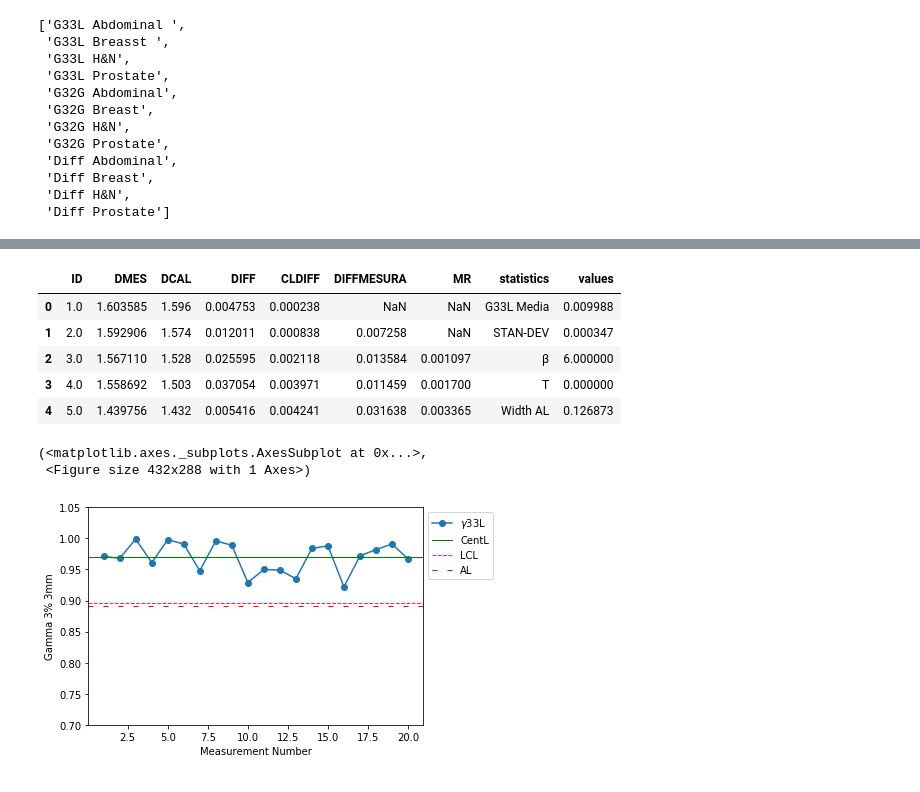
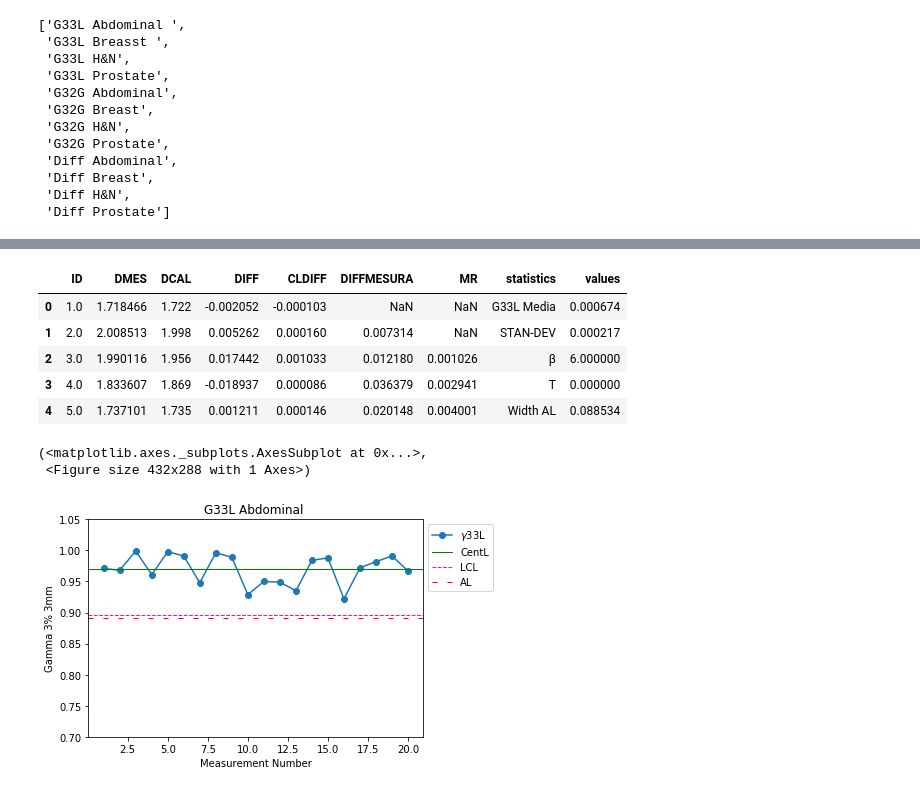
Before and after one commit to edithvillegas/tomotherapy-QA, a Jupyter notebook: Plots and Statistics.ipynb, the cells around one changed output, grey strips where cells are left out. Cells and saved outputs as stored; diff of their text form; code cells hidden in the pictures.

Commit message:
modified plotting function to allow 3 types

```diff
--- a/Plots and Statistics.ipynb
+++ b/Plots and Statistics.ipynb
@@ -43,17 +43,18 @@ for sheet_name in sheet_list:
     new_column_names[-2:] = ['statistics', 'values']
     data[sheet_name].columns = new_column_names
 
-data['Diff Breast'].head()
+data['Diff Abdominal'].head()
 # %% [output]
 |  | ID | DMES | DCAL | DIFF | CLDIFF | DIFFMESURA | MR | statistics | values |
-| 0 | 1.0 | 1.603585 | 1.596 | 0.004753 | 0.000238 | NaN | NaN | G33L Media | 0.009988 |
-| 1 | 2.0 | 1.592906 | 1.574 | 0.012011 | 0.000838 | 0.007258 | NaN | STAN-DEV | 0.000347 |
-| 2 | 3.0 | 1.567110 | 1.528 | 0.025595 | 0.002118 | 0.013584 | 0.001097 | β | 6.000000 |
-| 3 | 4.0 | 1.558692 | 1.503 | 0.037054 | 0.003971 | 0.011459 | 0.001700 | T | 0.000000 |
-| 4 | 5.0 | 1.439756 | 1.432 | 0.005416 | 0.004241 | 0.031638 | 0.003365 | Width AL | 0.126873 |
+| 0 | 1.0 | 1.718466 | 1.722 | -0.002052 | -0.000103 | NaN | NaN | G33L Media | 0.000674 |
+| 1 | 2.0 | 2.008513 | 1.998 | 0.005262 | 0.000160 | 0.007314 | NaN | STAN-DEV | 0.000217 |
+| 2 | 3.0 | 1.990116 | 1.956 | 0.017442 | 0.001033 | 0.012180 | 0.001026 | β | 6.000000 |
+| 3 | 4.0 | 1.833607 | 1.869 | -0.018937 | 0.000086 | 0.036379 | 0.002941 | T | 0.000000 |
+| 4 | 5.0 | 1.737101 | 1.735 | 0.001211 | 0.000146 | 0.020148 | 0.004001 | Width AL | 0.088534 |
 # %%
 #plotting function
-def plot_sequence(name):
+def plot_sequence(name, vtype):
+
     CL = data[name]['values'][11]
     LCL = data[name]['values'][12]
     AL = data[name]['values'][13]
@@ -61,10 +62,24 @@ def plot_sequence(name):
     fig = plt.figure()
     ax = plt.subplot(111)
 
-    ax.plot(data[name].ID, data[name].G33L, 'o-', label="$\gamma$33L")
-    ax.set_ylim(0.7, 1.05)
+    if vtype=="G33L":
+        ax.plot(data[name].ID, data[name].G33L, 'o-', label="$\gamma$33L")
+        ax.set_ylabel(r"Gamma 3% 3mm")
+        ax.set_ylim(0.7, 1.05)
+    elif vtype=="G32G":
+        ax.plot(data[name].ID, data[name].G32G, 'o-', label="$\gamma$32G")
+        ax.set_ylabel(r"Gamma 3% 2mm")
+        ax.set_ylim(0.7, 1.05)
+    elif vtype=="Diff":
+        ax.plot(data[name].ID, data[name].DIFF, 'o-', label="%Diff")
+        ax.set_ylabel(r"Difference (%)")
+        ax.set_ylim(-0.1, 0.1)
+    else:
+        raise Exception("Invalid type for the plot")
+
     ax.set_xlabel(r"Measurement Number")
-    ax.set_ylabel(r"Gamma 3% 3mm")
+
+    ax.set_title(name)
 
     ax.axhline(y = CL, xmin=0, xmax=20, color="green", linestyle='-', linewidth=1, label='CentL')
     ax.axhline(y = LCL, xmin=0, xmax=20, color="magenta", linestyle='--', linewidth=1, label='LCL')
@@ -74,8 +89,8 @@ def plot_sequence(name):
 
     return ax, fig
 # %%
-plot_sequence("G33L Abdominal ")
+plot_sequence("G33L Abdominal ", "G33L")
 # %% [output]
 (<matplotlib.axes._subplots.AxesSubplot at 0x...>,
  <Figure size 432x288 with 1 Axes>)
-[figure, old version]
+[figure, new version]
```
Also changed, not shown: parts of 3 cells of this notebook.
